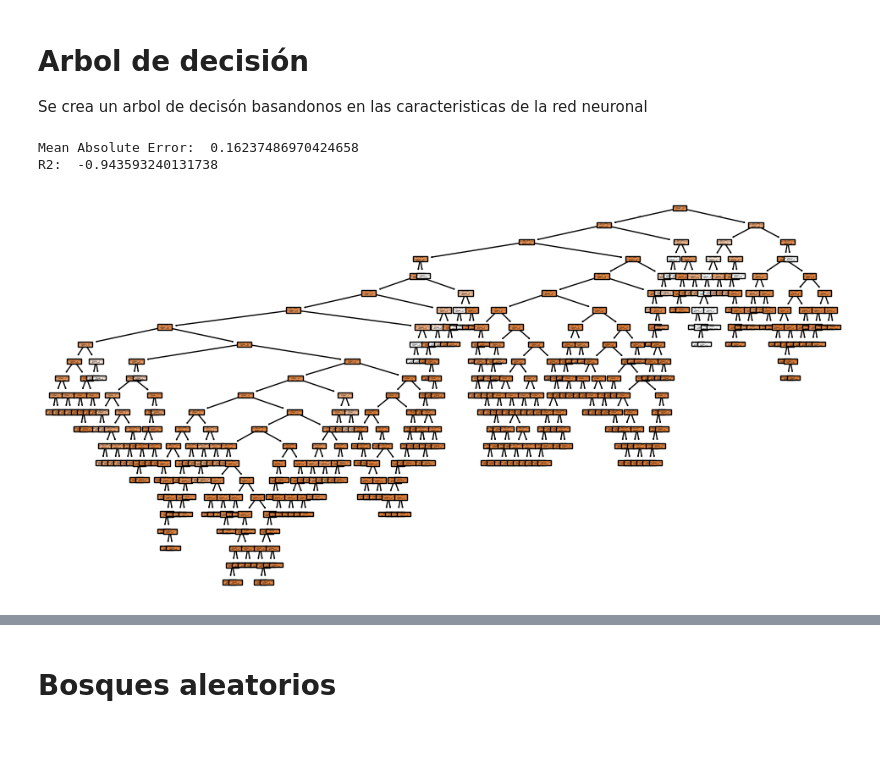
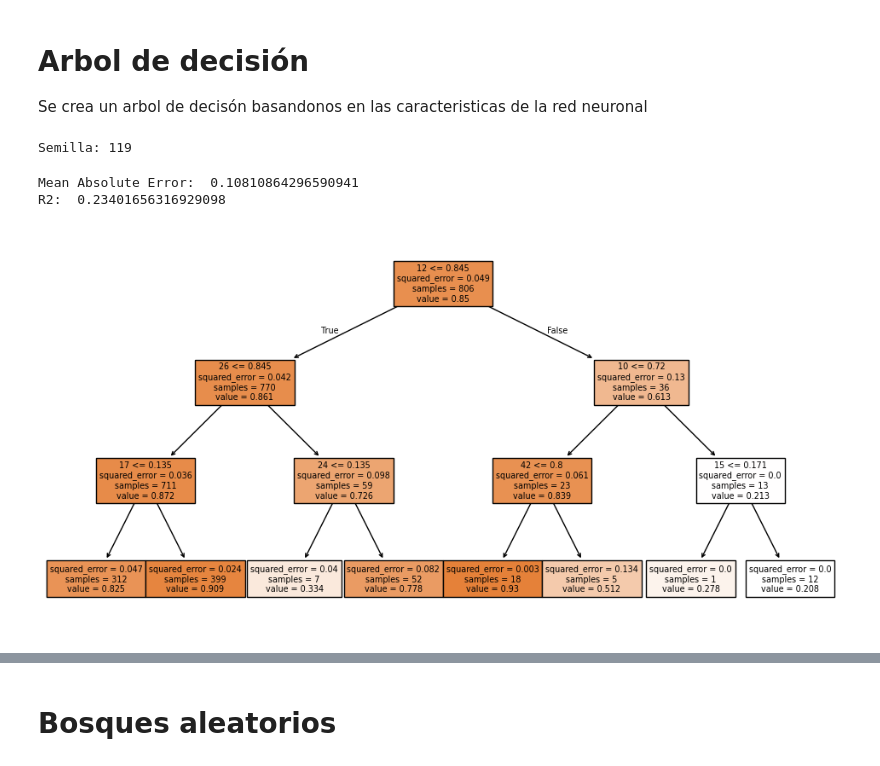
Before and after one commit to TT-NAS/NAS, a Jupyter notebook: sustituto/laboratory.ipynb, the cells around one changed output, grey strips where cells are left out. Saved outputs shown, nothing was run; the diff lists cells and outputs as text; code cells hidden in the pictures; blank space fills up the shorter version.

```diff
--- a/sustituto/laboratory.ipynb
+++ b/sustituto/laboratory.ipynb
@@ -20,3 +18,9 @@ seed = 42
+# %%
+# Semilla
+seed = random.randint(0, 1000)
+print(f"Semilla: {seed}")
+# %% [output]
+Semilla: 119
 # %%
 def paint_results(y_test, y_pred, order = True):
   # Grafica de la predicción y la realidad
@@ -41,35 +49,35 @@ def paint_real_vs_pred(y_test, y_pred):
 # %%
 # lee el df
-df = pd.read_csv("./results_transformed.csv")
+df = pd.read_csv("./results_transformed_1000.csv")
 
 # Definir variables
 X = df["real_codification"].apply(ast.literal_eval).apply(pd.Series)
-y = df["iou"]
+y = df["val_iou"]
 
 # Dividir los datos
 X_train, X_test, y_train, y_test = train_test_split(X, y, test_size=0.2, random_state=seed)
 
 # Crear y entrenar arbol
-model = DecisionTreeRegressor(random_state=seed)
+model = DecisionTreeRegressor(random_state=seed, max_depth=3)
 regressor = model.fit(X_train, y_train)
 
 # Predecir
 y_pred = regressor.predict(X_test)
 
 # Calcular error
 mae = mean_absolute_error(y_test, y_pred)
 print("Mean Absolute Error: ", mae)
 r2 = r2_score(y_test, y_pred)
 print("R2: ", r2)
 
 # Visualizar el árbol de decisión
 plt.figure(figsize=(12, 6))
 plot_tree(regressor, feature_names=X.columns, filled=True)
 plt.show()
 # %% [output]
-Mean Absolute Error:  0.16237486970424658
-R2:  -0.943593240131738
+Mean Absolute Error:  0.10810864296590941
+R2:  0.23401656316929098
-[figure, old version]
+[figure, new version]
 # %%
 # Grafica de la predicción y la realidad
 paint_results(y_test, y_pred, order=True)
```
Also changed, not shown: parts of 19 cells of this notebook, 5 other files.
